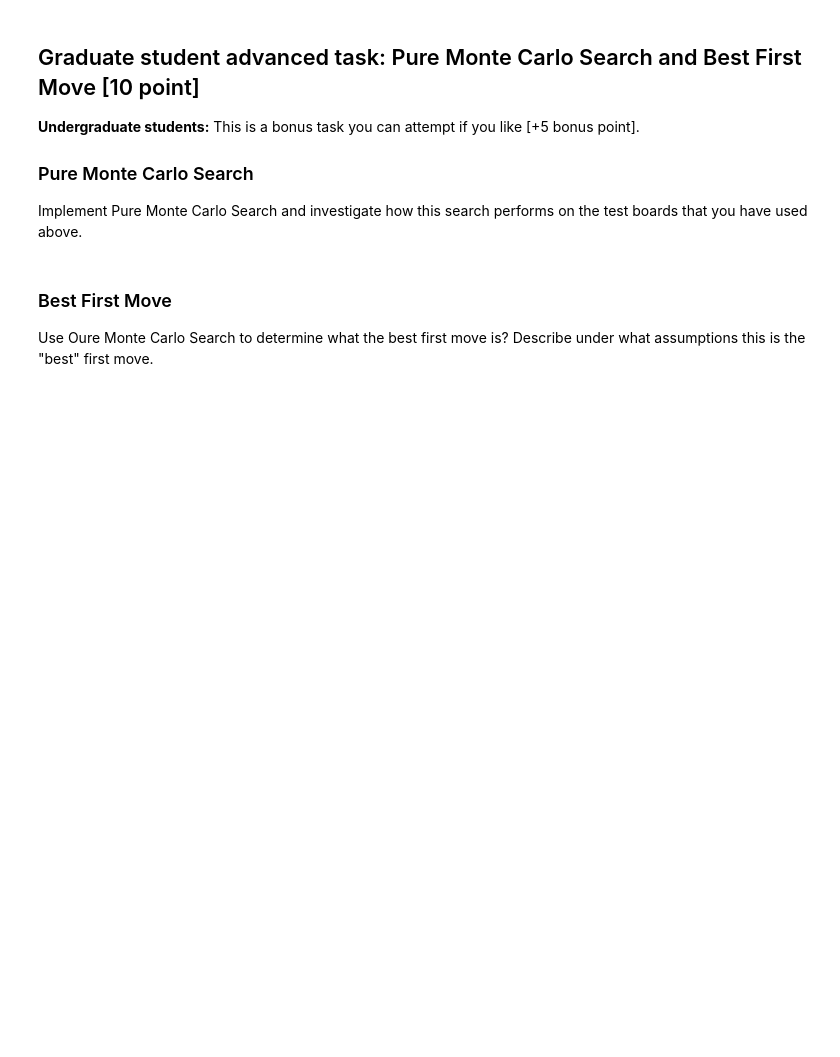
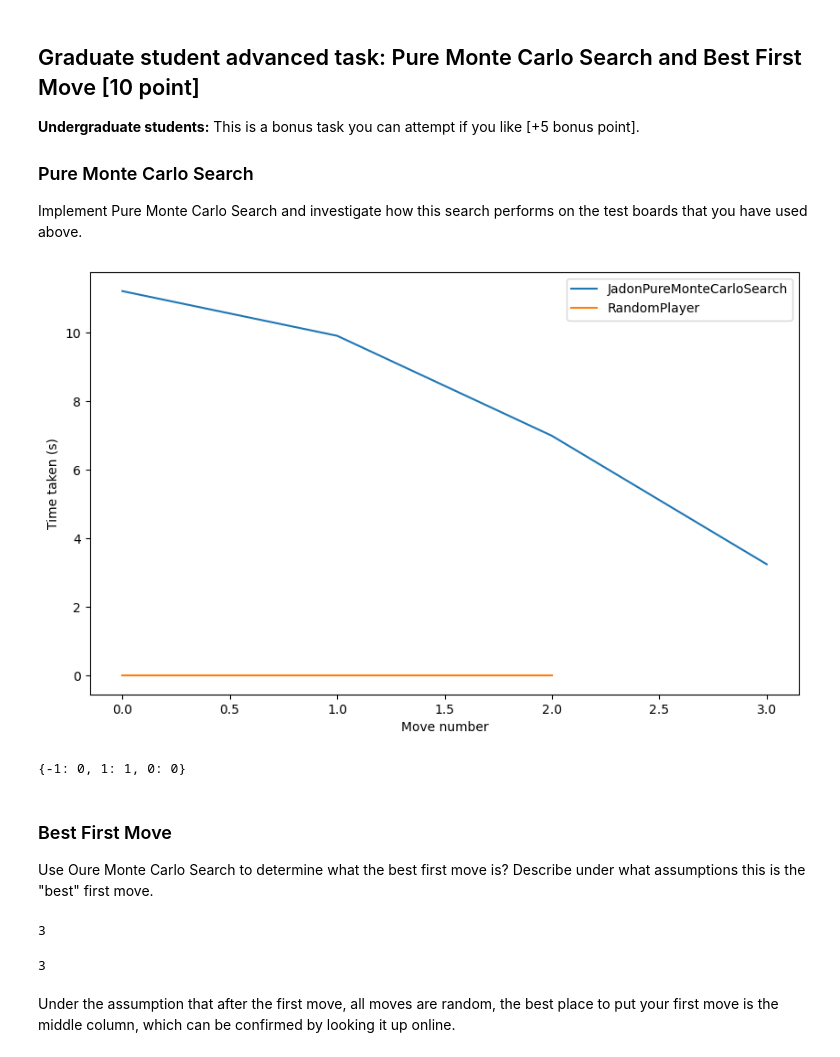
Before and after one commit to Jadonsw123/Assignment4, a Jupyter notebook: assignment_connect4.ipynb, the cells around one changed output. Cells and saved outputs as stored; diff of their text form; code cells hidden in the pictures; blank space fills up the shorter version.

```diff
--- a/assignment_connect4.ipynb
+++ b/assignment_connect4.ipynb
@@ -200,3 +915,49 @@ Implement Pure Monte Carlo Search and investigate how this search performs on th
+# %%
+# Your code/ answer goes here.
+import random
+import numpy as np
+
+class JadonPureMonteCarloSearch(BaseConnectFour):
+    def __init__(self, name="An Agent", num_simulations=1000):
+        self.name = name
+        self.num_simulations = num_simulations
+
+    def act(self, board, player=1):
+        counts = {move: 0 for move in self.actions(board)}
+        wins = {move: 0 for move in self.actions(board)}
+
+        for _ in range(self.num_simulations):
+            move = random.choice(list(counts.keys()))
+            counts[move] += 1
+            wins[move] += self.simulate(board, move, player)
+
+        win_rates = {move: wins[move] / counts[move] for move in counts}
+        best_move = max(win_rates, key=win_rates.get)
+        return best_move
+
+    def simulate(self, board, move, playerOrig):
+        player = playerOrig
+        temp_board, _ = self.result(np.copy(board), move, player)  # Use the returned board
+        while True:
+            if self.terminal(temp_board):
+                return self.utility(temp_board,playerOrig)
+                # return 1 if self.utility(temp_board, player) > 0 else 0
+            # elif not self.actions(temp_board):
+            #     return 0.5
+            else:
+                temp_move = random.choice(self.actions(temp_board))
+                player = -player
+                temp_board, _ = self.result(temp_board, temp_move, player)  # Use the returned board
+# %%
+agent1 = JadonPureMonteCarloSearch("red",1000)
+# agent2 = JadonBetterHeuristicsBetterActionsMinMaxSearch("yellow",3)
+agent2 = RandomPlayer("yellow")
+DEBUG = 0
+results, times = play(agent1,agent2,1,(5,6),True)
+print(results)
+# %% [output]
+[figure, added]
+{-1: 0, 1: 1, 0: 0}
 # %% [markdown]
 ### Best First Move
 
@@ -205,0 +965,23 @@ Use Oure Monte Carlo Search to determine what the best first move is? Describe u
+# %%
+# Your code/ answer goes here.
+board6 = [
+    [0, 0, 0, 0, 0, 0, 0],
+    [0, 0, 0, 0, 0, 0, 0],
+    [0, 0, 0, 0, 0, 0, 0],
+    [0, 0, 0, 0, 0, 0, -1],
+    [0, 0, 0, 0, 0, 0, -1],
+    [1, 1, 1, 0, 0, 0, -1]
+]
+agent1 = JadonPureMonteCarloSearch("red",1000)
+action = agent1.act(board6,1)
+print(action)
+# %% [output]
+3
+# %%
+agent1 = JadonPureMonteCarloSearch("red",1000)
+action = agent1.act(empty_board(),1)
+print(action)
+# %% [output]
+3
+# %% [markdown]
+Under the assumption that after the first move, all moves are random, the best place to put your first move is the middle column, which can be confirmed by looking it up online.
```
Also changed, not shown: parts of 48 cells of this notebook.
